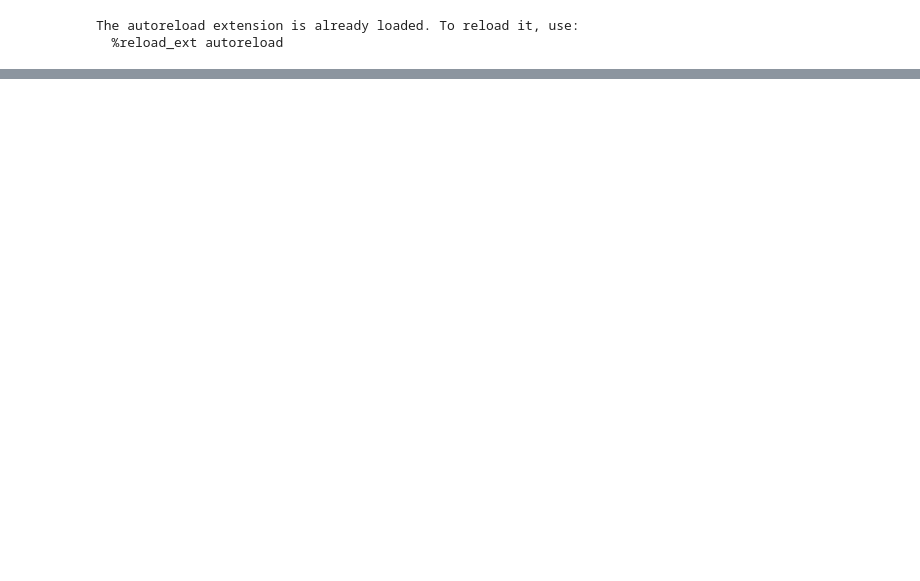
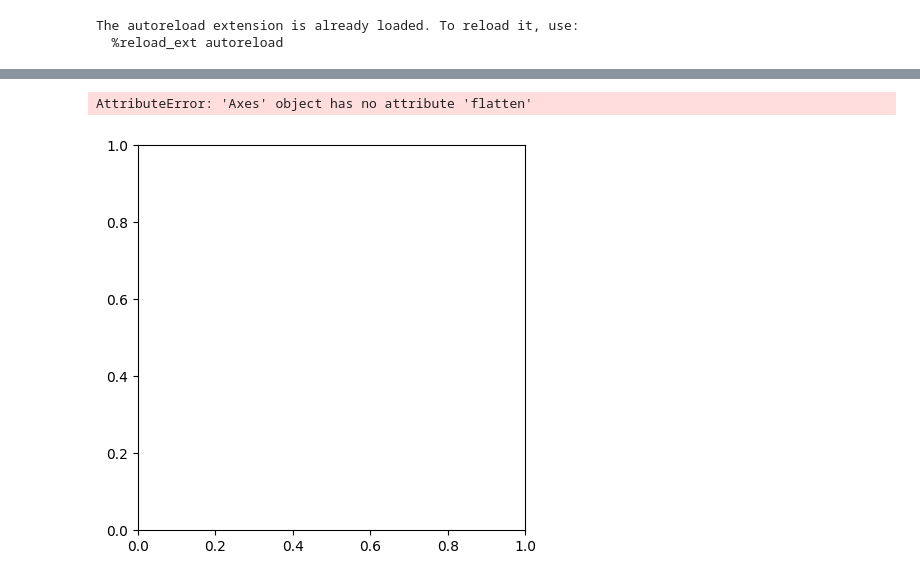
Before and after one commit to luukverkleij/PredictiveMaintenance, a Jupyter notebook: bodyshop-project/src/anomalies.ipynb, the cells around one changed output, grey strips where cells are left out. Cells and saved outputs as stored; diff of their text form; code cells hidden in the pictures; blank space fills up the shorter version.

```diff
--- a/bodyshop-project/src/anomalies.ipynb
+++ b/bodyshop-project/src/anomalies.ipynb
@@ -65,3 +49,14 @@ def plot_dfs(dfs, title="", colnums=3):
 
     # Show the plot
     plt.show()
+# %%
+ids = ['6640-101992-1']
+df_in = df_start[df_start['robotid'].isin(ids)]
+seqids = df_in['seqid'].unique()
+randseq = np.random.choice(seqids, 1)[0]
+df_seq = df_in[df_in['seqid'] == randseq]
+
+print(randseq)
+
+plot_dfs({"a" : NoiseMachine.no_anomaly(df_seq.copy())})
+# %% [output]
@@ -67,0 +64,2 @@ def plot_dfs(dfs, title="", colnums=3):
+AttributeError: 'Axes' object has no attribute 'flatten'
+[figure, added]
```
Also changed, not shown: parts of 7 cells of this notebook, 26 other files.
